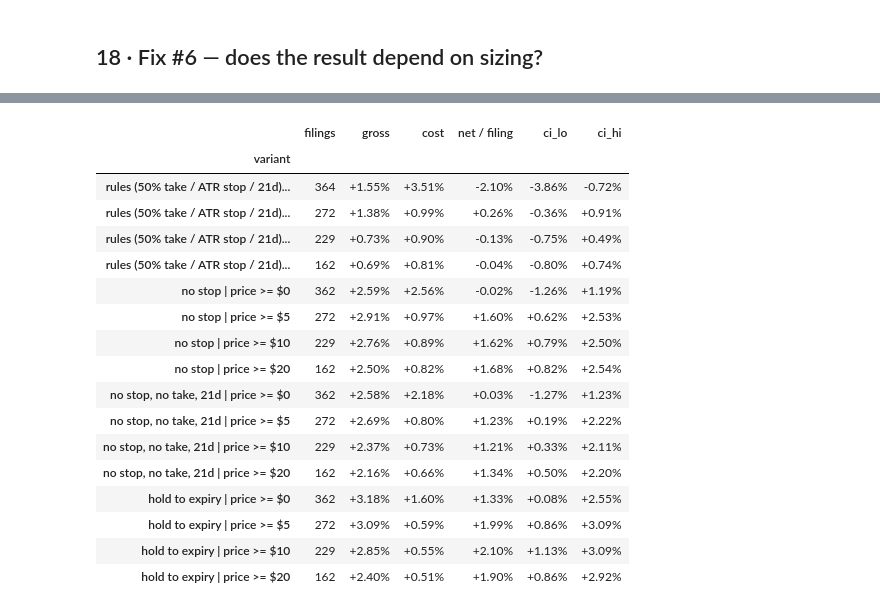
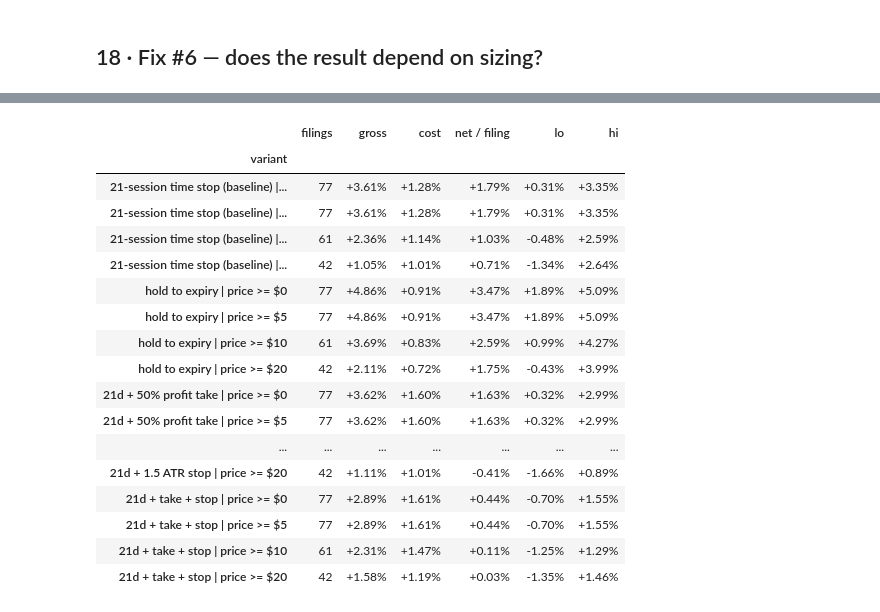
Before and after one commit to 124812/massiveandslightlypassive1, a Jupyter notebook: strategy_v2.ipynb, the cells around one changed output, grey strips where cells are left out. Saved outputs shown, nothing was run; the diff lists cells and outputs as text; code cells hidden in the pictures.

```diff
--- a/strategy_v2.ipynb
+++ b/strategy_v2.ipynb
@@ -847,7 +874,7 @@ def _sec_get_json(url: str) -> dict | None:
 
 
 _ACCEPT_CACHE: dict[int, dict] = {}   # cik -> {"map": accession -> time, "files": unread older pages}
-EARLIEST_NEEDED = min(STUDY_START, STRESS_START if RUN_STRESS_WINDOW else STUDY_START)
+EARLIEST_NEEDED = min(TRAIN_START, STRESS_START if RUN_STRESS_WINDOW else TRAIN_START)
 
 
 def _acc_block(block) -> dict:
@@ -1631,0 +1972,19 @@ gross +1.55%, mean round-trip cost 3.51% (of which stock 0.10%); mean premium 9.
+# %%
+print(f"Cost drag as an explicit line item, never folded silently into net: mean round-trip cost "
+      f"{rules_train.cost.mean():.2%} of spot against {rules_train.gross.mean():+.2%} gross "
+      f"({rules_train.cost.mean() / rules_train.gross.mean():.0%} of the gross move) on "
+      f"{len(rules_train)} TRAIN trades. Mean entry premium is {rules_train.premium.mean():.2%} of "
+      f"spot and mean S_e is ${rules_train.S_e.median():.2f}.")
+rows = []
+for mult in COST_GRID:
+    _, ru = evaluate_v2(train_structs, cost_mult=mult)
+    f = filing_level(ru, "net")
+    lo, hi = cluster_ci(f.net, f.ticker)
+    rows.append({"spread multiplier": f"{mult:.1f}x", "trades": len(ru), "filings": len(f),
+                 "mean cost / spot": ru.cost.mean(), "net mean": f.net.mean(),
+                 "lo": lo, "hi": hi,
+                 "cost drag / gross": ru.cost.mean() / ru.gross.mean() if ru.gross.mean() > 0 else np.nan})
+display(pd.DataFrame(rows).set_index("spread multiplier").style.format(
+    {c: "{:+.2%}" for c in ["mean cost / spot", "net mean", "lo", "hi", "cost drag / gross"]}))
+print("The model is 1.0x; the rest of the grid is there to show how much of the answer is the "
+      "cost assumption rather than the signal.")
@@ -1648,45 +2032,38 @@ equal-notional mean -1.96%  vs  share-weighted (1 share each) +1.67%
 # %%
 def summarize(ru, label):
     if ru.empty:
         return {"variant": label, "filings": 0}
     f = filing_level(ru, "net")
     lo, hi = cluster_ci(f.net, f.ticker)
     return {"variant": label, "filings": len(f), "gross": ru.gross.mean(), "cost": ru.cost.mean(),
-            "net / filing": f.net.mean(), "ci_lo": lo, "ci_hi": hi}
+            "net / filing": f.net.mean(), "lo": lo, "hi": hi}
 
 
-POLICIES = {
-    "rules (50% take / ATR stop / 21d)": {},
-    "no stop": {"use_stop": False},
-    "no stop, no take, 21d": {"use_stop": False, "profit_frac": None},
-    "hold to expiry": {"use_stop": False, "profit_frac": None, "max_hold": 10_000},
-}
-PRICE_FLOORS = [0, 5, 10, 20]
-
-rows, cache = [], {}
+# Exit policies x price floors. Every cell is reported; none is chosen. v2 read CHOSEN_POLICY and
+# MIN_PRICE off this grid, which made the grid a selection procedure rather than a robustness check.
+rows = []
 for name, kw in POLICIES.items():
-    _, ru = evaluate_v2(structs, **kw)
-    cache[name] = ru
+    _, ru = evaluate_v2(train_structs, **kw)
     for px in PRICE_FLOORS:
         rows.append(summarize(ru[ru.S_e >= px], f"{name} | price >= ${px}"))
-diag = pd.DataFrame(rows).set_index("variant")
-display(diag.style.format({c: "{:+.2%}" for c in ["gross", "cost", "net / filing", "ci_lo", "ci_hi"]}))
+display(pd.DataFrame(rows).set_index("variant").style.format(
+    {c: "{:+.2%}" for c in ["gross", "cost", "net / filing", "lo", "hi"]}))
 # %% [output]
-|  | filings | gross | cost | net / filing | ci_lo | ci_hi |
+|  | filings | gross | cost | net / filing | lo | hi |
 | variant |  |  |  |  |  |  |
-| rules (50% take / ATR stop / 21d)... | 364 | +1.55% | +3.51% | -2.10% | -3.86% | -0.72% |
-| rules (50% take / ATR stop / 21d)... | 272 | +1.38% | +0.99% | +0.26% | -0.36% | +0.91% |
-| rules (50% take / ATR stop / 21d)... | 229 | +0.73% | +0.90% | -0.13% | -0.75% | +0.49% |
-| rules (50% take / ATR stop / 21d)... | 162 | +0.69% | +0.81% | -0.04% | -0.80% | +0.74% |
-| no stop | price >= $0 | 362 | +2.59% | +2.56% | -0.02% | -1.26% | +1.19% |
-| no stop | price >= $5 | 272 | +2.91% | +0.97% | +1.60% | +0.62% | +2.53% |
-| no stop | price >= $10 | 229 | +2.76% | +0.89% | +1.62% | +0.79% | +2.50% |
-| no stop | price >= $20 | 162 | +2.50% | +0.82% | +1.68% | +0.82% | +2.54% |
-| no stop, no take, 21d | price >= $0 | 362 | +2.58% | +2.18% | +0.03% | -1.27% | +1.23% |
-| no stop, no take, 21d | price >= $5 | 272 | +2.69% | +0.80% | +1.23% | +0.19% | +2.22% |
-| no stop, no take, 21d | price >= $10 | 229 | +2.37% | +0.73% | +1.21% | +0.33% | +2.11% |
-| no stop, no take, 21d | price >= $20 | 162 | +2.16% | +0.66% | +1.34% | +0.50% | +2.20% |
-| hold to expiry | price >= $0 | 362 | +3.18% | +1.60% | +1.33% | +0.08% | +2.55% |
-| hold to expiry | price >= $5 | 272 | +3.09% | +0.59% | +1.99% | +0.86% | +3.09% |
-| hold to expiry | price >= $10 | 229 | +2.85% | +0.55% | +2.10% | +1.13% | +3.09% |
-| hold to expiry | price >= $20 | 162 | +2.40% | +0.51% | +1.90% | +0.86% | +2.92% |
+| 21-session time stop (baseline) |... | 77 | +3.61% | +1.28% | +1.79% | +0.31% | +3.35% |
+| 21-session time stop (baseline) |... | 77 | +3.61% | +1.28% | +1.79% | +0.31% | +3.35% |
+| 21-session time stop (baseline) |... | 61 | +2.36% | +1.14% | +1.03% | -0.48% | +2.59% |
+| 21-session time stop (baseline) |... | 42 | +1.05% | +1.01% | +0.71% | -1.34% | +2.64% |
+| hold to expiry | price >= $0 | 77 | +4.86% | +0.91% | +3.47% | +1.89% | +5.09% |
+| hold to expiry | price >= $5 | 77 | +4.86% | +0.91% | +3.47% | +1.89% | +5.09% |
+| hold to expiry | price >= $10 | 61 | +3.69% | +0.83% | +2.59% | +0.99% | +4.27% |
+| hold to expiry | price >= $20 | 42 | +2.11% | +0.72% | +1.75% | -0.43% | +3.99% |
+| 21d + 50% profit take | price >= $0 | 77 | +3.62% | +1.60% | +1.63% | +0.32% | +2.99% |
+| 21d + 50% profit take | price >= $5 | 77 | +3.62% | +1.60% | +1.63% | +0.32% | +2.99% |
+| ... | ... | ... | ... | ... | ... | ... |
+| 21d + 1.5 ATR stop | price >= $20 | 42 | +1.11% | +1.01% | -0.41% | -1.66% | +0.89% |
+| 21d + take + stop | price >= $0 | 77 | +2.89% | +1.61% | +0.44% | -0.70% | +1.55% |
+| 21d + take + stop | price >= $5 | 77 | +2.89% | +1.61% | +0.44% | -0.70% | +1.55% |
+| 21d + take + stop | price >= $10 | 61 | +2.31% | +1.47% | +0.11% | -1.25% | +1.29% |
+| 21d + take + stop | price >= $20 | 42 | +1.58% | +1.19% | +0.03% | -1.35% | +1.46% |
```
Also changed, not shown: parts of 40 cells of this notebook, 1 other file.
